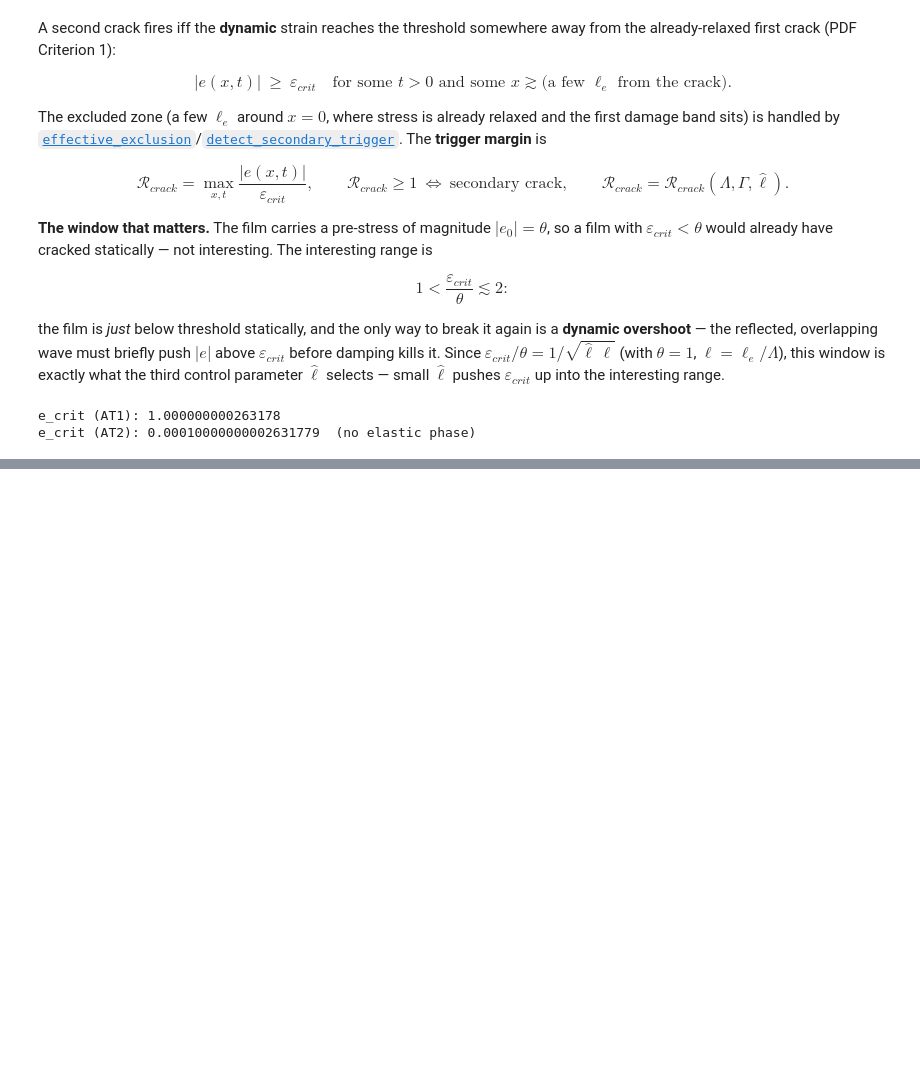
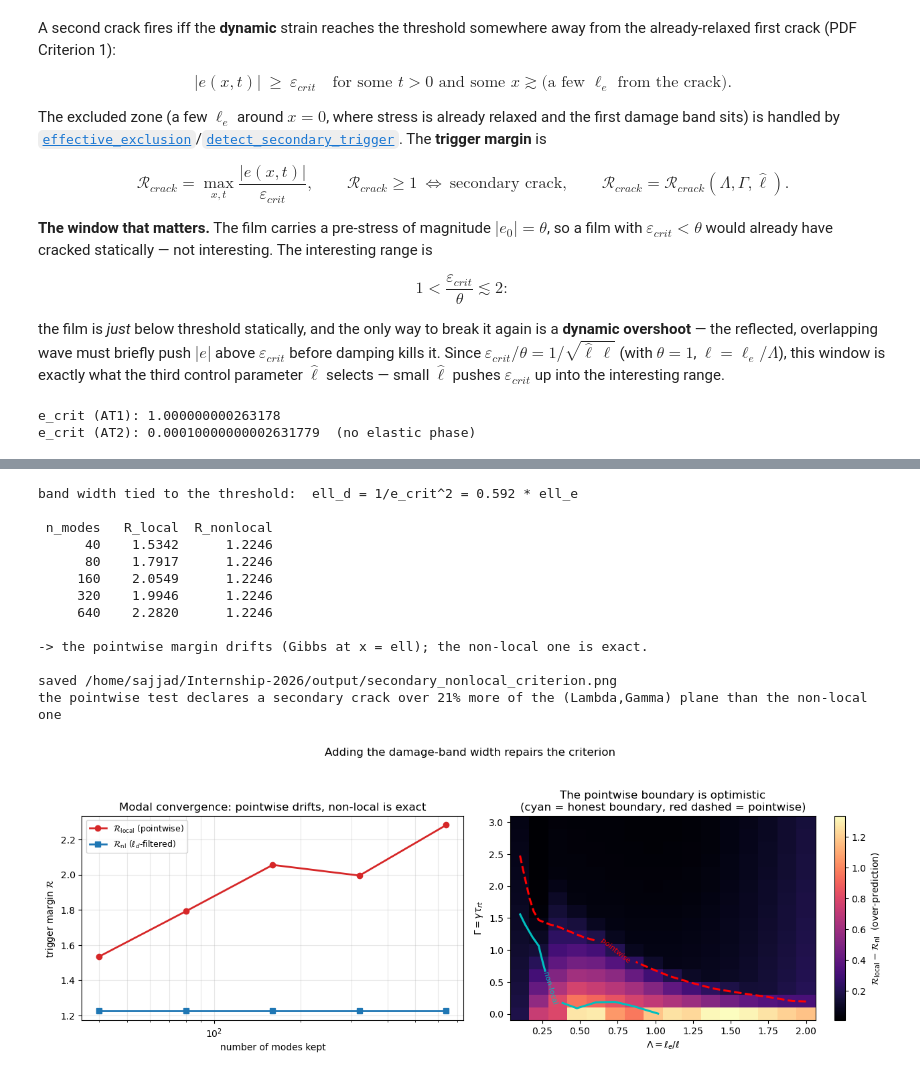
Before and after one commit to SBazrafshan0/Internship-2026, a Jupyter notebook: problems/secondary_theory.ipynb, the cells around one changed output, grey strips where cells are left out. Saved outputs shown, nothing was run; the diff lists cells and outputs as text; code cells hidden in the pictures; blank space fills up the shorter version.

```diff
--- a/problems/secondary_theory.ipynb
+++ b/problems/secondary_theory.ipynb
@@ -478,0 +791,75 @@ A fully semi-analytic chain answering the note's main questions:
+# %%
+# ---------------------------------------------------------------------------
+# 10a. Convergence of the two margins, and the two R = 1 boundaries compared.
+# ---------------------------------------------------------------------------
+import sys
+from pathlib import Path
+import numpy as np
+import matplotlib.pyplot as plt
+
+ROOT = Path.cwd().resolve()
+if ROOT.name == "problems":
+    ROOT = ROOT.parent
+if str(ROOT) not in sys.path:
+    sys.path.insert(0, str(ROOT))
+from problems import secondary as sc
+
+OUT = ROOT / "output"; OUT.mkdir(exist_ok=True)
+e_crit_val = 1.3
+print(f"band width tied to the threshold:  ell_d = 1/e_crit^2 = {sc.damage_band_width(e_crit_val):.3f} * ell_e\n")
+
+# --- (i) convergence under modal refinement --------------------------------
+n_modes = [40, 80, 160, 320, 640]
+Rl, Rn = [], []
+for nm in n_modes:
+    r = sc.run_fast(0.2, 0.0, e_crit_val, n_modes=nm)
+    Rl.append(sc.R_local(r)); Rn.append(sc.R_nonlocal(r))
+print(f"{'n_modes':>8} {'R_local':>9} {'R_nonlocal':>11}")
+for nm, a, b in zip(n_modes, Rl, Rn):
+    print(f"{nm:8d} {a:9.4f} {b:11.4f}")
+print("\n-> the pointwise margin drifts (Gibbs at x = ell); the non-local one is exact.")
+
+# --- (ii) both boundaries in the (Lambda, Gamma) plane ----------------------
+Lams = np.linspace(0.1, 2.0, 16)
+Gams = np.linspace(0.0, 3.0, 16)
+R_loc, R_nl = sc.margin_fields(Lams, Gams, e_crit_val, verbose=False)
+
+fig, (axL, axR) = plt.subplots(1, 2, figsize=(13, 4.8))
+axL.semilogx(n_modes, Rl, "o-", color="tab:red", lw=2, label=r"$\mathcal{R}_{\rm local}$ (pointwise)")
+axL.semilogx(n_modes, Rn, "s-", color="tab:blue", lw=2, label=r"$\mathcal{R}_{\rm nl}$ ($\ell_d$-filtered)")
+axL.set_xlabel("number of modes kept"); axL.set_ylabel(r"trigger margin $\mathcal{R}$")
+axL.set_title("Modal convergence: pointwise drifts, non-local is exact")
+axL.legend(fontsize=9); axL.grid(alpha=0.3, which="both")
+
+pc = axR.pcolormesh(Lams, Gams, R_loc - R_nl, shading="auto", cmap="magma")
+fig.colorbar(pc, ax=axR, label=r"$\mathcal{R}_{\rm local}-\mathcal{R}_{\rm nl}$  (over-prediction)")
+c1 = axR.contour(Lams, Gams, R_loc, levels=[1.0], colors="r", linewidths=2.2, linestyles="--")
+c2 = axR.contour(Lams, Gams, R_nl,  levels=[1.0], colors="c", linewidths=2.2)
+axR.clabel(c1, fmt={1.0: "pointwise"}, fontsize=8)
+axR.clabel(c2, fmt={1.0: "non-local"}, fontsize=8)
+axR.set_xlabel(r"$\Lambda=\ell_e/\ell$"); axR.set_ylabel(r"$\Gamma=\gamma\tau_{rt}$")
+axR.set_title("The pointwise boundary is optimistic\n(cyan = honest boundary, red dashed = pointwise)")
+fig.suptitle("Adding the damage-band width repairs the criterion", fontsize=12)
+fig.tight_layout(rect=[0, 0, 1, 0.94])
+for ext in ("png", "pdf"):
+    fig.savefig(OUT / f"secondary_nonlocal_criterion.{ext}", dpi=150, bbox_inches="tight")
+print("\nsaved", OUT / "secondary_nonlocal_criterion.png")
+frac = (R_loc >= 1.0).mean() - (R_nl >= 1.0).mean()
+print(f"the pointwise test declares a secondary crack over {frac*100:.0f}% more of the "
+      f"(Lambda,Gamma) plane than the non-local one")
+plt.show()
+# %% [output]
+band width tied to the threshold:  ell_d = 1/e_crit^2 = 0.592 * ell_e
+
+ n_modes   R_local  R_nonlocal
+      40    1.5342      1.2246
+      80    1.7917      1.2246
+     160    2.0549      1.2246
+     320    1.9946      1.2246
+     640    2.2820      1.2246
+
+-> the pointwise margin drifts (Gibbs at x = ell); the non-local one is exact.
+
+saved /home/sajjad/Internship-2026/output/secondary_nonlocal_criterion.png
+the pointwise test declares a secondary crack over 21% more of the (Lambda,Gamma) plane than the non-local one
+[figure, added]
```
Also changed, not shown: parts of 23 cells of this notebook, 22 other files.
